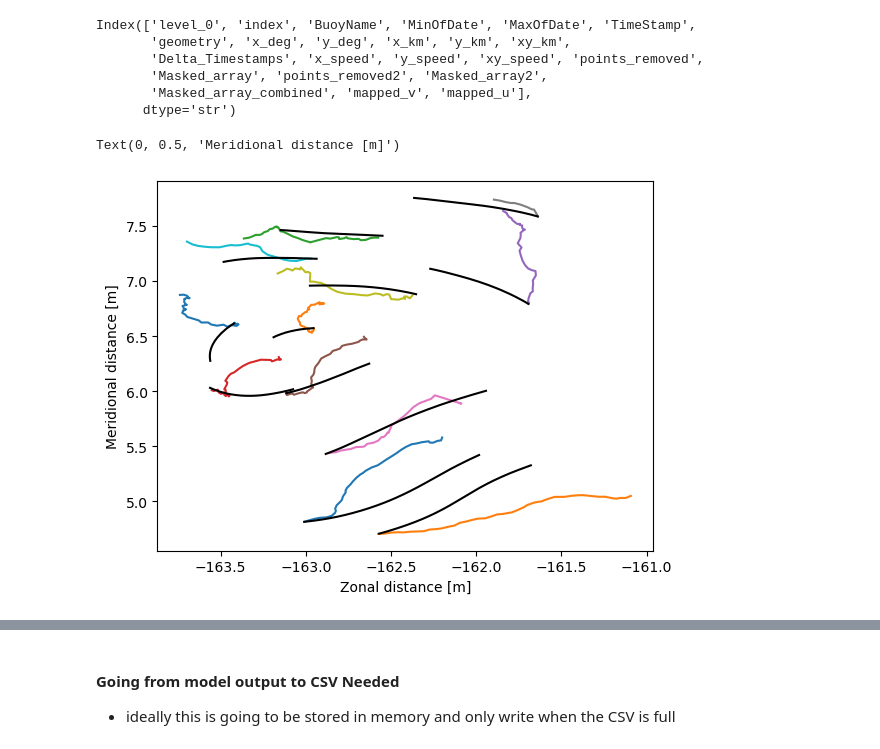
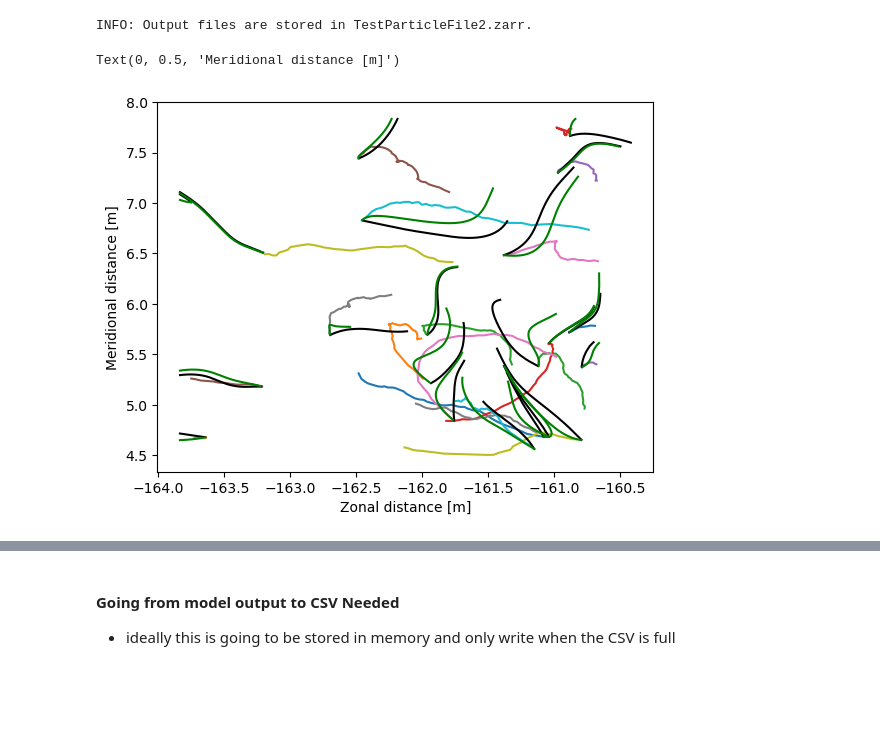
Before and after one commit to Colin-zerfass/fate-core, a Jupyter notebook: Code/Parcels/parcles_test.ipynb, the cells around one changed output, grey strips where cells are left out. Saved outputs shown, nothing was run; the diff lists cells and outputs as text; code cells hidden in the pictures; blank space fills up the shorter version.

Commit message:
Persistence realtime in Ocean Parcels, cmems mean currents movies

```diff
--- a/Code/Parcels/parcles_test.ipynb
+++ b/Code/Parcels/parcles_test.ipynb
@@ -18,7 +21,7 @@ field = xr.open_dataset(fname )
 ##Loads the dFADs
 ds = gpd.read_parquet(r"..\Data\Mapped_SAT_MI_Cleanedspeeds.parquet")
 # %%
-target_date = pd.to_datetime("2024-6-07", format="%Y-%m-%d") ## picks dFAD locations one day after this date
+target_date = pd.to_datetime("2024-03-27", format="%Y-%m-%d") ## picks dFAD locations one day after this date
 
 ds_active = querry_date(ds, date = target_date) ## All of the active dFADs at this time
 ds_active = ds_active.reset_index()
@@ -33,6 +36,8 @@ ds_locations["lat"] = lat
 ds_locations["lon"] =lon
 ds_locations["BuoyName"] = ids
 ds_locations.TimeStamp = pd.to_datetime(ds_locations.TimeStamp)
+ds_locations["x_speed_prev"] = (ds_locations.groupby("BuoyName")["x_speed"].transform(lambda x: x.rolling(window=2, min_periods=1).mean()))
+ds_locations["y_speed_prev"] = (ds_locations.groupby("BuoyName")["y_speed"].transform(lambda x: x.rolling(window=2, min_periods=1).mean()))
 
 ##Filter Timestep by certain threshhold to get locations of FADS within closes
 ## UPDATE:This might be better to interp these onto the specific time.
@@ -118,15 +139,51 @@ KeyError: dtype('<U20')
+# %%
+
+## Make the model...
+filenames = {"uo": fname, "vo": fname}
+#variables  = {"U": "u", "V": "v"}
+#dimensions = {"lat": "lat", "lon": "lon"}
+variables  = {"U": "uo", "V": "vo"}
+dimensions = {"lat": "latitude", "lon": "longitude"}
+field_t = field.sel(time = target_date, depth = 15, method = "nearest").drop_vars("time") ## Not
+runtime = pd.Timedelta(days =7)
+
+# fieldsetperm = parcels.FieldSet.from_netcdf(filenames, variables, dimensions)
+fieldset  = parcels.FieldSet.from_xarray_dataset(field_t, variables, dimensions, allow_time_extrapolation= True, transpose = True)
+fieldset.add_constant("halo_west", fieldset.U.grid.lon[0])
+fieldset.add_constant("halo_east", fieldset.U.grid.lon[-1])
+fieldset.add_constant("halo_north", fieldset.U.grid.lat[-1])
+fieldset.add_constant("halo_south", fieldset.U.grid.lat[0])
+fieldset.add_periodic_halo(zonal = True , meridional= True)
+
+def boundryCondition(particle, fieldset,time):
+    if particle.lon < fieldset.halo_west or particle.lon > fieldset.halo_east:
+        particle.delete()
+    if particle.lat < fieldset.halo_south or particle.lat > fieldset.halo_north:
+        particle.delete()
+
+def Age(particle, fieldset, time):
+    particle.age += particle.dt / 3600
+
+dFADs["timedelta"] = (dFADs.TimeStamp - target_date).dt.total_seconds()
+
+Particles = parcels.ScipyParticle.add_variable("age", initial = 0)
+Particles = Particles.add_variable("Buoyindex", to_write = 'once')
+Particles = Particles.add_variable("ui", to_write = 'once' )
+Particles = Particles.add_variable("vi", to_write = 'once')
+Particles = Particles.add_variable("tau",initial = 0.83*24,to_write = 'once')
+pset = parcels.ParticleSet.from_list(fieldset, pclass = Particles , lon = dFADs.lon.to_list(),
+                                     lat = dFADs.lat.to_list() , time = dFADs.timedelta, Buoyindex = dFADs.BuoyName.index, ui = dFADs.x_speed/1000/111, vi = dFADs.y_speed/1000/111)
+
+output_file = pset.ParticleFile(name = "TestParticleFile2.zarr", outputdt =timedelta(hours= 1))
+pset.execute([parcels.AdvectionRK4, boundryCondition, Age],
+             runtime = timedelta(days = 7), ##this should be 8 days
+             dt = timedelta(minutes =5),
+             output_file = output_file, )
+# %% [output]
+INFO: Output files are stored in TestParticleFile2.zarr.
 # %%
 buoy_list = dFADs.BuoyName.tolist()
 ds_filtered = ds_active[ds_active["BuoyName"].isin(buoy_list)].reset_index(drop = True)
-# %%
-print(ds_filtered.columns)
-# %% [output]
-Index(['level_0', 'index', 'BuoyName', 'MinOfDate', 'MaxOfDate', 'TimeStamp',
-       'geometry', 'x_deg', 'y_deg', 'x_km', 'y_km', 'xy_km',
-       'Delta_Timestamps', 'x_speed', 'y_speed', 'xy_speed', 'points_removed',
-       'Masked_array', 'points_removed2', 'Masked_array2',
-       'Masked_array_combined', 'mapped_v', 'mapped_u'],
-      dtype='str')
 # %%
 def Forcast_snippit(ds: gpd.GeoDataFrame, dates, startdate, length)-> gpd.GeoDataFrame:
     """Grad only the snipbit of dFAD trajectory that lines up with forcast window"""
@@ -150,15 +209,18 @@ ds_short_t = Forcast_snippit(ds_filtered, dFADs.TimeStamp, target_date, pd.Timed
 # %%
-ds = xr.open_zarr("TestParticleFile.zarr", decode_timedelta=True)
+ds_per = xr.open_zarr("TestParticleFile.zarr", decode_timedelta=True)
+ds = xr.open_zarr("TestParticleFile2.zarr", decode_timedelta=True)
 fig, ax = plt.subplots()
 for i in range(len(ds_filtered)):
     ax = functions.plotting.OneTrajectory(ds_short_t, i, ax)
 
+#ax = functions.plotting.OneTrajectory(one_dfad, 0, ax, label = "test", color = "red")
 ax.plot(ds.lon.T, ds.lat.T, "-", color = "k")
+ax.plot(ds_per.lon.T, ds_per.lat.T, "-", color = "green", label = "persistence")
 #plt.scatter(dFADs.lon, dFADs.lat)
 ax.set_xlabel("Zonal distance [m]")
 ax.set_ylabel("Meridional distance [m]")
 # %% [output]
 Text(0, 0.5, 'Meridional distance [m]')
-[figure, old version]
+[figure, new version]
 # %%
 np.printoptions(supress = True, precision= 3 )
```
Also changed, not shown: parts of 9 cells of this notebook, 8 other files.
